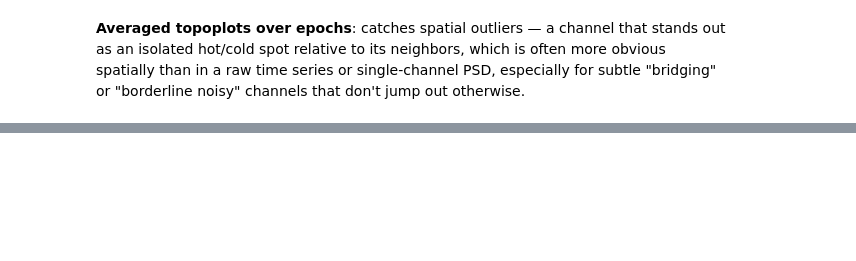
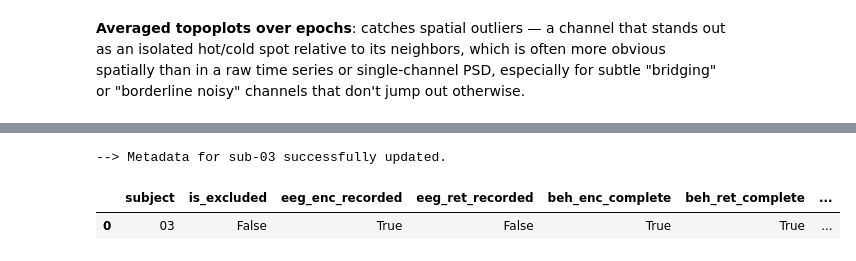
Before and after one commit to noah-mba/LOC_analysis, a Jupyter notebook: scripts/eeg/2_manual_qc_and_config.ipynb, the cells around one changed output, grey strips where cells are left out. Drawn from its saved outputs; the diff is of its cells as text; code cells hidden in the pictures; blank space fills up the shorter version.

```diff
--- a/scripts/eeg/2_manual_qc_and_config.ipynb
+++ b/scripts/eeg/2_manual_qc_and_config.ipynb
@@ -108,12 +137,16 @@ Existing config loaded. 2 subjects inspected so far.
 # ==========================================
 # 4. LOAD BIDS DATA
 # ==========================================
-bids_path = BIDSPath(subject=subj, task='loc', datatype='eeg', root=bids_root)
+bids_path = BIDSPath(
+    subject=subj,
+    task='loc',
+    datatype='eeg',
+    root=bids_root)
 
 # 2. Load Raw
 raw_eeg, bids_event_id = read_raw_bids(
     bids_path=bids_path,
-    return_event_dict=True,  # <--- HIER: Extrahiert das Mapping direkt aus BIDS
+    return_event_dict=True,  # Extracts events mapping from BIDS (previous botebook)
     verbose='error'
 )
 raw_eeg.load_data()
@@ -121,7 +154,7 @@ raw_eeg.load_data()
 # 3. Load events
 events, event_id = mne.events_from_annotations(
     raw_eeg,
-    event_id=bids_event_id,  # <--- Überschreibt den "auto" Parser
+    event_id=bids_event_id,
     verbose=False
 )
 
@@ -323,10 +275,10 @@ Plotting topomap for event: 'ret_fixation' (ID: 210)
 # 6. RUN INDEPENDENT COMPONENT ANALYSIS (ICA)
 # ==========================================
 # Transfer bad channels from the visual inspection so ICA ignores them
-raw.info['bads'] = raw_inspect.info['bads']
+raw_eeg.info['bads'] = ['O1', 'CP5', 'C3', 'T8']
 
 # Create a new copy for ICA (1Hz highpass is highly recommended for ICA)
-raw_ica = raw.copy().filter(l_freq=1.0, h_freq=None)
+raw_ica = raw_eeg.copy().filter(l_freq=1.0, h_freq=None)
 
 # Initialize and fit ICA
 from mne.preprocessing import ICA
@@ -346,4 +298,4 @@ ica.plot_components()
 # Plot ICA sources over time (Time series)
 # You can click on the IC name here to mark it as bad, but we will explicitly
 # write down any ADDITIONAL bad ICs in the next cell to save them.
-ica.plot_sources(raw_ica, block=True)
+# ica.plot_sources(raw_ica, block=True)
@@ -362,46 +446,58 @@ my_beh_enc_complete = True
 my_beh_ret_complete = True
 
 # B. Bad Channels & ICAs
-my_bad_channels = raw.info['bads'] if not subject_is_excluded else []
-my_manual_icas = []
+my_bad_channels = raw_eeg.info['bads'] if not subject_is_excluded else []
+# my_manual_icas = confirmed_exclude_icas if not subject_is_excluded else []
+
+# B2. Build a short ICLabel justification string for each excluded IC
+ica_reasons = ", ".join(
+    f"IC{idx:02d}:{labels[idx]}({probs[idx]:.2f})"
+    for idx in confirmed_exclude_icas
+) if confirmed_exclude_icas else ""
 
 # C. Targeted Notes
-my_notes_exclusion = "Auto-excluded: Behavioral criteria not met." if subject_is_excluded else ""
+my_notes_exclusion = ""
 my_notes_beh = ""
-my_notes_eeg = "Retrieval triggers missing in raw data; encoding is fine." if subj == "03" else ""
+my_notes_eeg = "No triggers were recorded during retrieval"
+my_notes_ICA = f"ICA excluded: {ica_reasons}" if ica_reasons else ""
 
 # ==========================================
 # 9. FORMAT AND SAVE TO CSV
 # ==========================================
 bads_str = ", ".join(my_bad_channels) if my_bad_channels else ""
-icas_str = ", ".join(map(str, my_manual_icas)) if my_manual_icas else ""
+icas_str = ", ".join(map(str, confirmed_exclude_icas)) if confirmed_exclude_icas else ""
 
 # Prepare the dictionary for the current subject
 row_data = {
     "subject": subj,
     "is_excluded": subject_is_excluded,
     "eeg_enc_recorded": my_eeg_enc_recorded,
     "eeg_ret_recorded": my_eeg_ret_recorded,
     "beh_enc_complete": my_beh_enc_complete,
     "beh_ret_complete": my_beh_ret_complete,
     "bad_channels": bads_str,
-    "manual_bad_icas": icas_str,
+    "bad_icas": icas_str,
+    "ica_notes": my_notes_ICA,
     "notes_exclusion": my_notes_exclusion,
     "notes_beh": my_notes_beh,
     "notes_eeg": my_notes_eeg
 }
 
 if subj in df_config['subject'].values:
     # Update the existing row using the index
     idx = df_config.index[df_config['subject'] == subj].tolist()[0]
     for key, value in row_data.items():
         df_config.loc[idx, key] = value
     print(f"--> Metadata for sub-{subj} successfully updated.")
 else:
     # Append a new row
     new_row = pd.DataFrame([row_data])
     df_config = pd.concat([df_config, new_row], ignore_index=True)
     print(f"--> New metadata entry for sub-{subj} successfully added.")
 
 df_config.to_csv(config_path, index=False)
 display(df_config.tail())
+# %% [output]
+--> Metadata for sub-03 successfully updated.
+|  | subject | is_excluded | eeg_enc_recorded | eeg_ret_recorded | beh_enc_complete | beh_ret_complete | ... |
+| 0 | 03 | False | True | False | True | True | ... |
```
Also changed, not shown: parts of 12 cells of this notebook.
